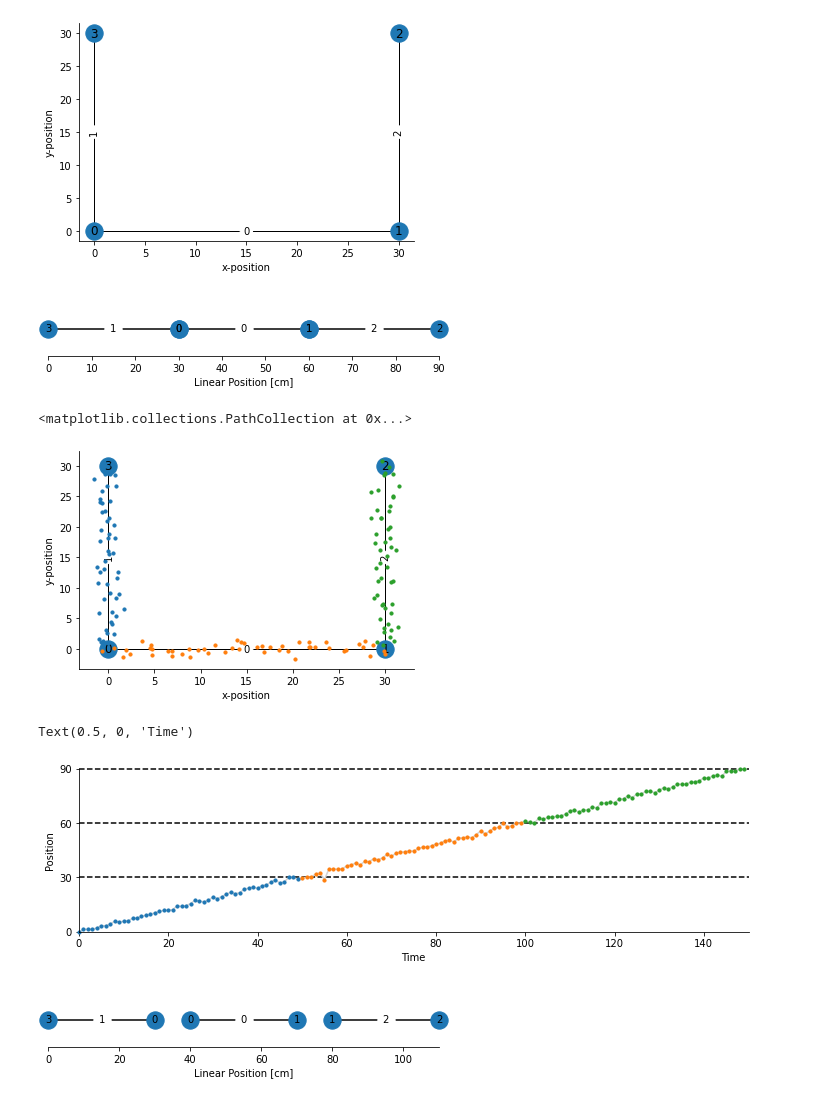
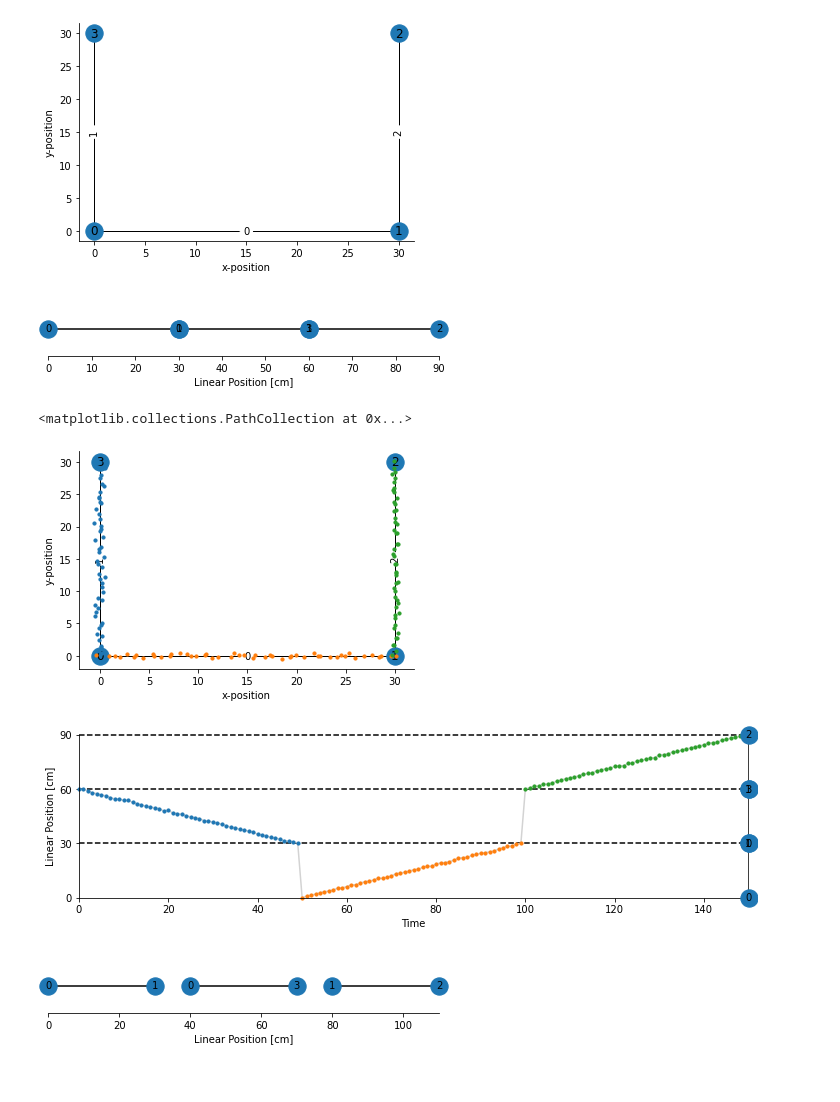
Before and after one commit to LorenFrankLab/track_linearization, a Jupyter notebook: notebooks/test_linearization.ipynb, the cells around one changed output. Cells and saved outputs as stored; diff of their text form; code cells hidden in the pictures.

Commit message:
Allow user to specify the exact mapping from 2D to 1D via edge order

```diff
--- a/notebooks/test_linearization.ipynb
+++ b/notebooks/test_linearization.ipynb
@@ -30,47 +30,40 @@ ax.spines["right"].set_visible(False)
 # %%
 from track_linearization.utils import plot_graph_as_1D
 
-linear_zero_node_id = 3
-edge_order = [1, 0, 2]
-edge_spacing = 0
-
 fig, ax = plt.subplots(figsize=(7, 1))
 plot_graph_as_1D(track_graph,
-                 edge_order=edge_order,
-                 edge_spacing=edge_spacing,
-                 linear_zero_node_id=linear_zero_node_id,
                  ax=ax)
 # %% [output]
-[figure, old version]
+[figure, new version]
 # %%
 import numpy as np
 from scipy.stats import multivariate_normal
 
 fig, ax = plt.subplots()
 plot_track_graph(track_graph, ax=ax, draw_edge_labels=True)
 ax.tick_params(left=True, bottom=True, labelleft=True, labelbottom=True)
 ax.set_xlabel("x-position")
 ax.set_ylabel("y-position")
 ax.spines["top"].set_visible(False)
 ax.spines["right"].set_visible(False)
 
 x = np.linspace(0, 30)
 
 position = np.concatenate(
     (
         np.stack((np.zeros_like(x), x[::-1]), axis=1),
         np.stack((x, np.zeros_like(x)), axis=1),
         np.stack((np.ones_like(x) * 30, x), axis=1)
     )
 )
-position += multivariate_normal(mean=0, cov=.5).rvs(position.shape)
+position += multivariate_normal(mean=0, cov=.05).rvs(position.shape)
 
 plt.scatter(position[:50, 0], position[:50, 1], s=10, zorder=11)
 plt.scatter(position[50:100, 0], position[50:100, 1], s=10, zorder=11)
 plt.scatter(position[100:, 0], position[100:, 1], s=10, zorder=11)
 # %% [output]
 <matplotlib.collections.PathCollection at 0x...>
-[figure, old version]
+[figure, new version]
 # %%
 from track_linearization import get_linearized_position
 
@@ -96,24 +86,21 @@ ax.spines["right"].set_visible(False)
 ax.set_xlim((0, position_df.shape[0]))
 ax.set_ylabel("Position")
 ax.set_xlabel("Time")
+plot_graph_as_1D(track_graph,
+                  ax=ax, axis="y", other_axis_start=position_df.index.max() + 1)
 # %% [output]
-Text(0.5, 0, 'Time')
-[figure, old version]
+[figure, new version]
 # %%
 from track_linearization import get_linearized_position
 
-linear_zero_node_id = 3
-edge_order = [1, 0, 2]
 edge_spacing = 10
 
 fig, ax = plt.subplots(figsize=(7, 1))
 plot_graph_as_1D(track_graph,
-                 edge_order=edge_order,
                  edge_spacing=edge_spacing,
-                 linear_zero_node_id=linear_zero_node_id,
                  ax=ax)
 # %% [output]
-[figure, old version]
+[figure, new version]
 # %%
 position_df = get_linearized_position(
     position=position,
```
Also changed, not shown: parts of 16 cells of this notebook, 2 other files.
